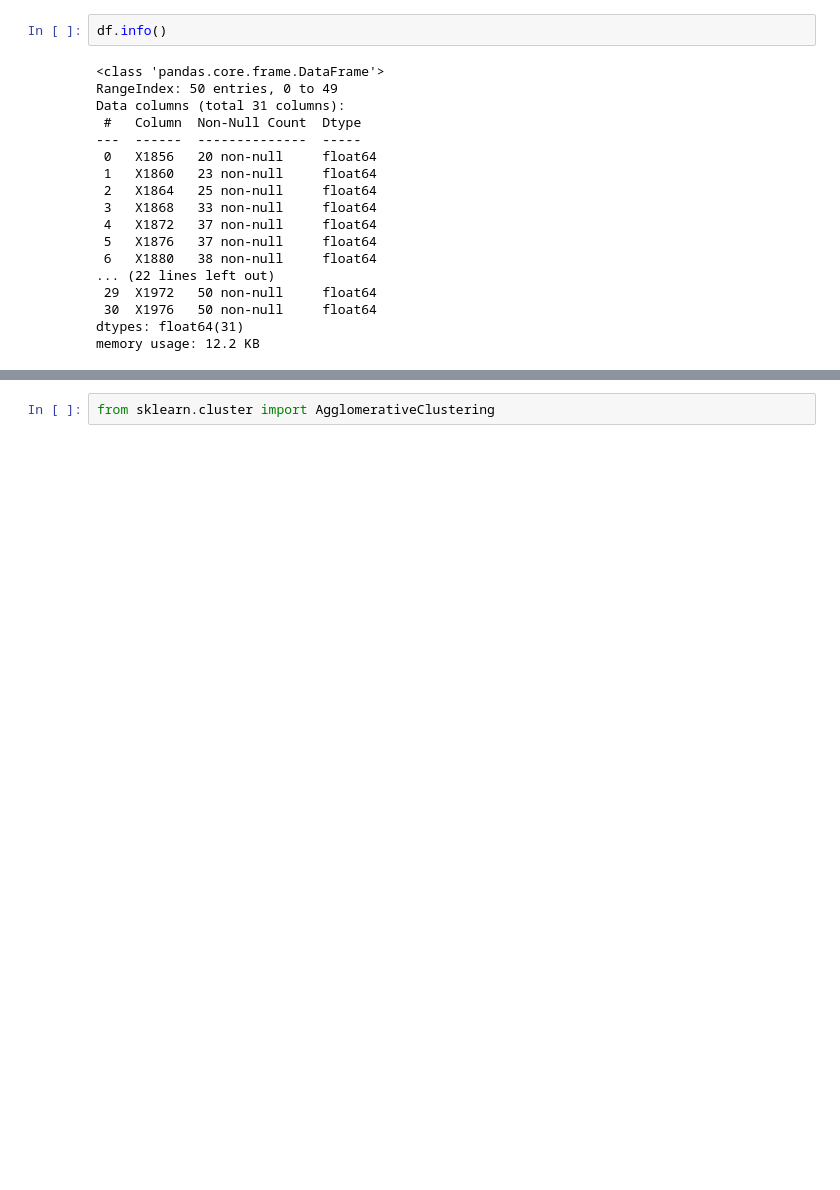
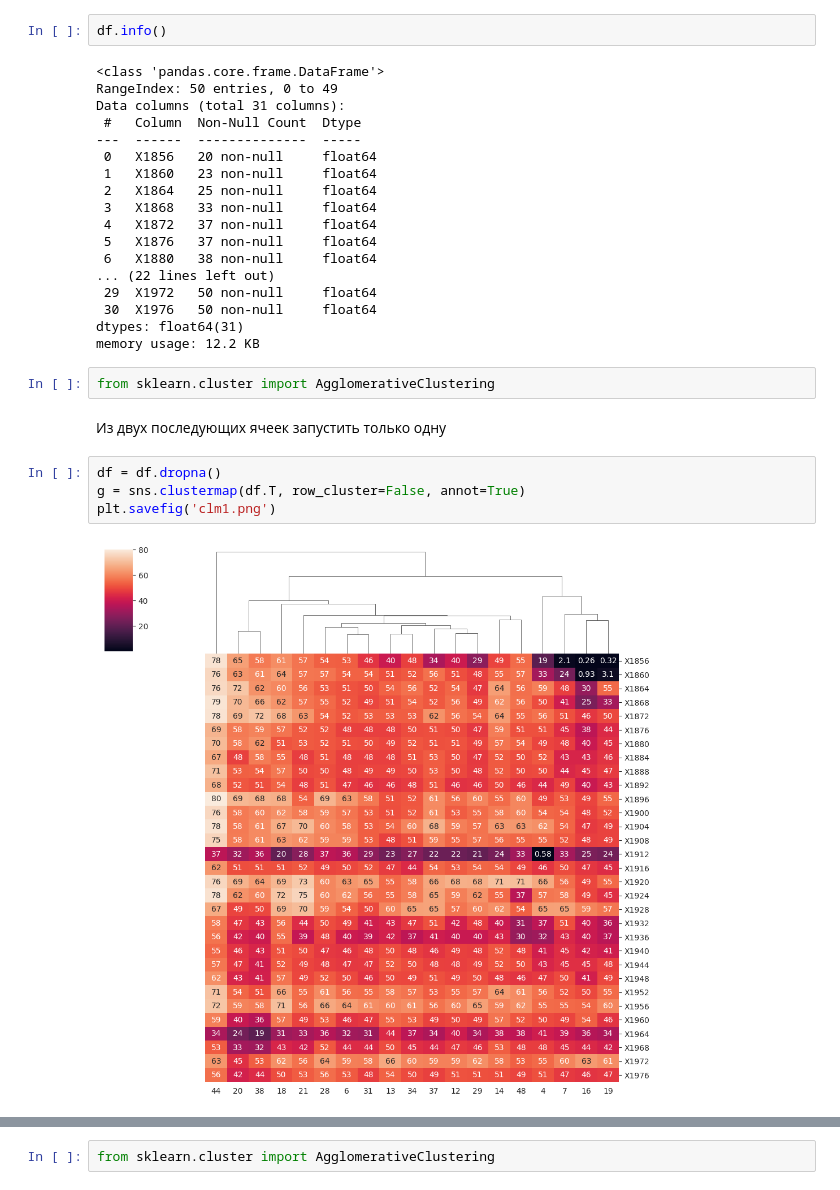
Before and after one commit to BenSerg/ML-labs-polytech, a Jupyter notebook: Clustering/task4.ipynb, the cells around one changed output, grey strips where cells are left out. Saved outputs shown, nothing was run; the diff lists cells and outputs as text; blank space fills up the shorter version.

```diff
--- a/Clustering/task4.ipynb
+++ b/Clustering/task4.ipynb
@@ -35,3 +35,13 @@ Data columns (total 31 columns):
  30  X1976   50 non-null     float64
 dtypes: float64(31)
 memory usage: 12.2 KB
+# %%
+from sklearn.cluster import AgglomerativeClustering
+# %% [markdown]
+Из двух последующих ячеек запустить только одну
+# %%
+df = df.dropna()
+g = sns.clustermap(df.T, row_cluster=False, annot=True)
+plt.savefig('clm1.png')
+# %% [output]
+[figure, added]
```
Also changed, not shown: parts of 8 cells of this notebook, 2 other files.
